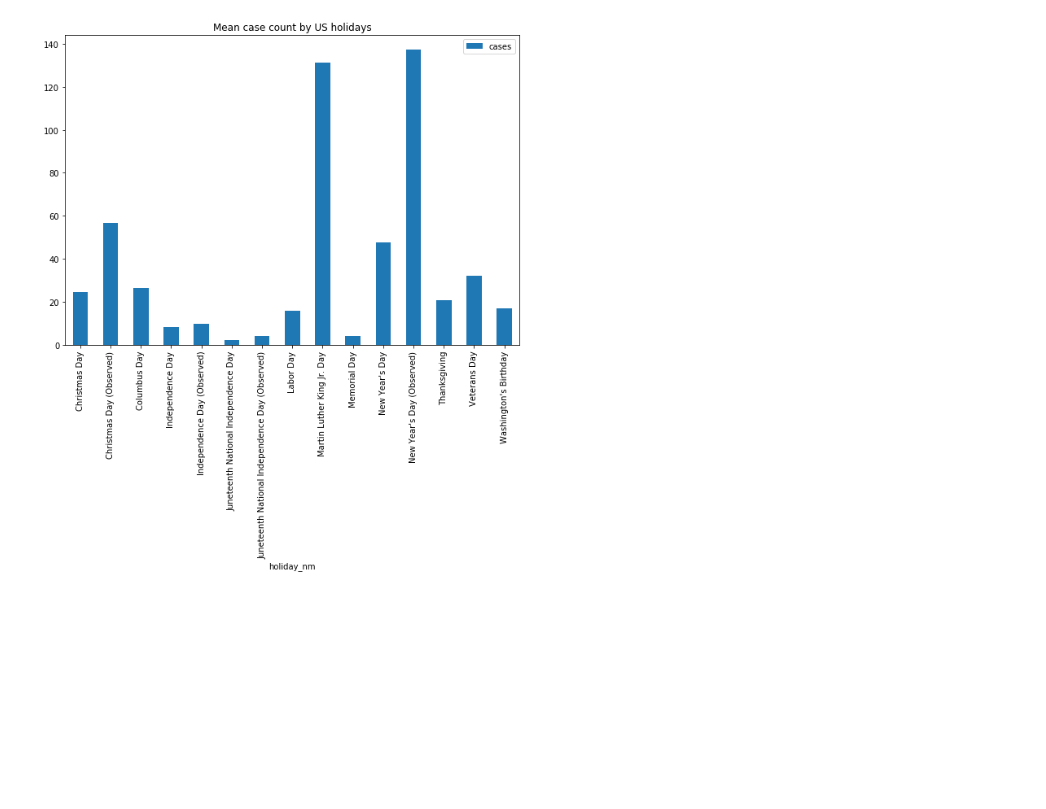
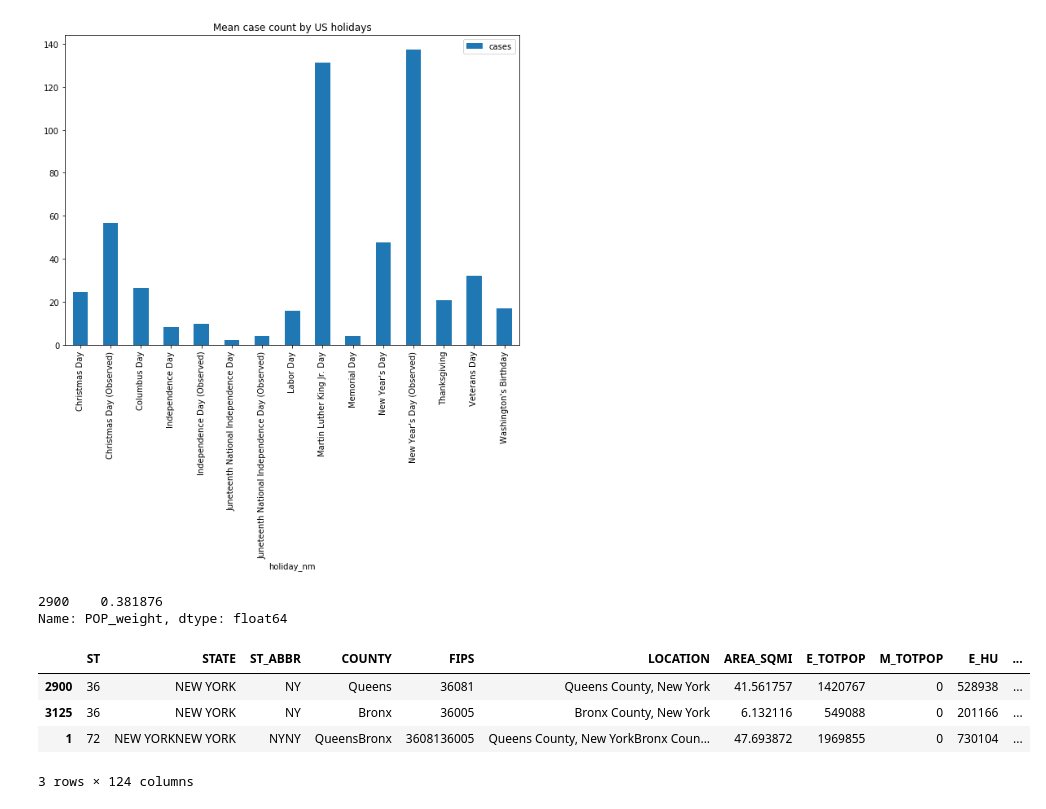
Before and after one commit to gadavi1/covid19-timeseries, a Jupyter notebook: covid19 time series (1)_OZ.ipynb, the cells around one changed output. Drawn from its saved outputs; the diff is of its cells as text; code cells hidden in the pictures; blank space fills up the shorter version.

```diff
--- a/covid19 time series (1)_OZ.ipynb
+++ b/covid19 time series (1)_OZ.ipynb
@@ -190,0 +197,16 @@ pd.pivot_table(df_diff_holi, values='cases',
+# %%
+svi_nyc = pd.DataFrame()
+for i in svi['COUNTY']:
+     #svi data doesnt have 'Brooklyn','Manhattan', OR 'BrStaten Islandonx'
+        if i in ['Bronx','Brooklyn','Manhattan','Queens','Staten Island']:
+            svi_nyc=svi_nyc.append(svi[svi['COUNTY']==i])
+# %%
+svi_nyc['POP_weight'] =  svi_nyc.loc[svi_nyc['COUNTY']=='Queens']['E_DAYPOP']/sum(svi_nyc['E_DAYPOP'])
+# %%
+1- svi_nyc.loc[svi_nyc['COUNTY']=='Queens']['POP_weight' ]
+# %% [output]
+2900    0.381876
+Name: POP_weight, dtype: float64
+# %%
+#svi_nyc.loc[svi_nyc['COUNTY']=='Bronx','POP_weight' ] == 1- svi_nyc.loc[svi_nyc['COUNTY']=='Queens']['POP_weight' ]
+svi_nyc.loc[svi_nyc['COUNTY']=='Bronx','POP_weight']=  0.381876
@@ -190,0 +334,12 @@ pd.pivot_table(df_diff_holi, values='cases',
+# %%
+weighted_nyc = svi_nyc.sum()
+weighted_nyc.name = '1'  #assign a random index
+svi_nyc = svi_nyc.append(weighted_nyc.transpose())
+# %%
+svi_nyc
+# %% [output]
+|  | ST | STATE | ST_ABBR | COUNTY | FIPS | LOCATION | AREA_SQMI | E_TOTPOP | M_TOTPOP | E_HU | ... |
+| 2900 | 36 | NEW YORK | NY | Queens | 36081 | Queens County, New York | 41.561757 | 1420767 | 0 | 528938 | ... |
+| 3125 | 36 | NEW YORK | NY | Bronx | 36005 | Bronx County, New York | 6.132116 | 549088 | 0 | 201166 | ... |
+| 1 | 72 | NEW YORKNEW YORK | NYNY | QueensBronx | 3608136005 | Queens County, New YorkBronx Coun... | 47.693872 | 1969855 | 0 | 730104 | ... |
+3 rows × 124 columns
```
Also changed, not shown: parts of 10 cells of this notebook.
